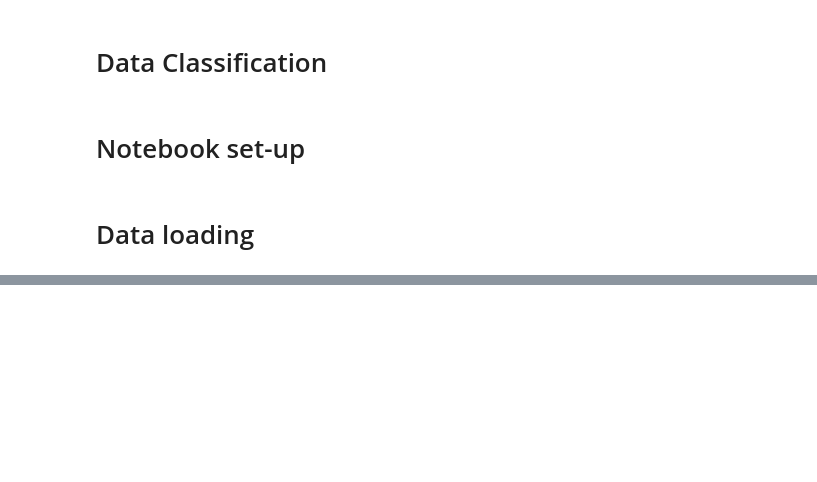
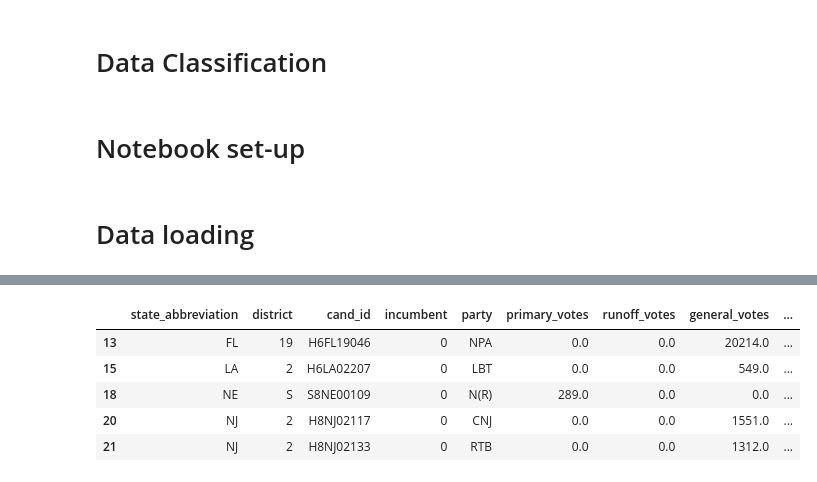
Before and after one commit to georgetown-analytics/four-thirty-five, a Jupyter notebook: 435_Classifications_Notebook.ipynb, the cells around one changed output, grey strips where cells are left out. Drawn from its saved outputs; the diff is of its cells as text; code cells hidden in the pictures; blank space fills up the shorter version.

```diff
--- a/435_Classifications_Notebook.ipynb
+++ b/435_Classifications_Notebook.ipynb
@@ -401,0 +189,2 @@ results_clean.head(20)
+# %%
+election = election.drop_duplicates()
@@ -401,0 +217,15 @@ results_clean.head(20)
+# %%
+election = election.rename(columns = {'fec_id':'cand_id'})
+# %%
+election = election.rename(columns = {'year':'cycle'})
+# %%
+election = election.drop(['blank'], axis=1)
+# %%
+election.head()
+# %% [output]
+|  | state_abbreviation | district | cand_id | incumbent | party | primary_votes | runoff_votes | general_votes | ... |
+| 13 | FL | 19 | H6FL19046 | 0 | NPA | 0.0 | 0.0 | 20214.0 | ... |
+| 15 | LA | 2 | H6LA02207 | 0 | LBT | 0.0 | 0.0 | 549.0 | ... |
+| 18 | NE | S | S8NE00109 | 0 | N(R) | 289.0 | 0.0 | 0.0 | ... |
+| 20 | NJ | 2 | H8NJ02117 | 0 | CNJ | 0.0 | 0.0 | 1551.0 | ... |
+| 21 | NJ | 2 | H8NJ02133 | 0 | RTB | 0.0 | 0.0 | 1312.0 | ... |
```
Also changed, not shown: parts of 84 cells of this notebook.
